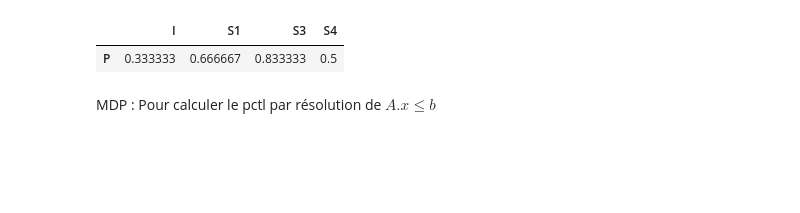
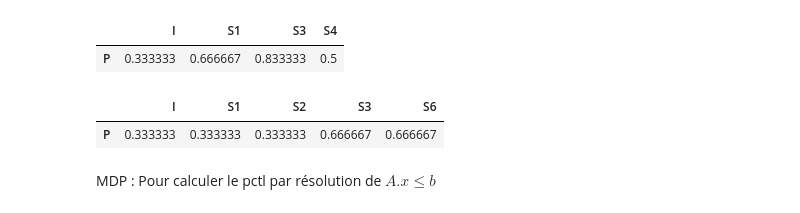
Before and after one commit to Tijoxa/MDP-parser, a Jupyter notebook: demonstration.ipynb, the cells around one changed output. Cells and saved outputs as stored; diff of their text form; code cells hidden in the pictures; blank space fills up the shorter version.

```diff
--- a/demonstration.ipynb
+++ b/demonstration.ipynb
@@ -53,5 +68,10 @@ pctl_finally_max_bound(g,["T1","T2"], 50)
 # %% [output]
 |  | I | S1 | S3 | S4 |
 | P | 0.333333 | 0.666667 | 0.833333 | 0.5 |
+# %%
+pctl_finally_max_bound(g,["T1","T6"], 50)
+# %% [output]
+|  | I | S1 | S2 | S3 | S6 |
+| P | 0.333333 | 0.333333 | 0.333333 | 0.666667 | 0.666667 |
 # %% [markdown]
 MDP : Pour calculer le pctl par résolution de $A.x \leq b$
```
Also changed, not shown: parts of 30 cells of this notebook.
